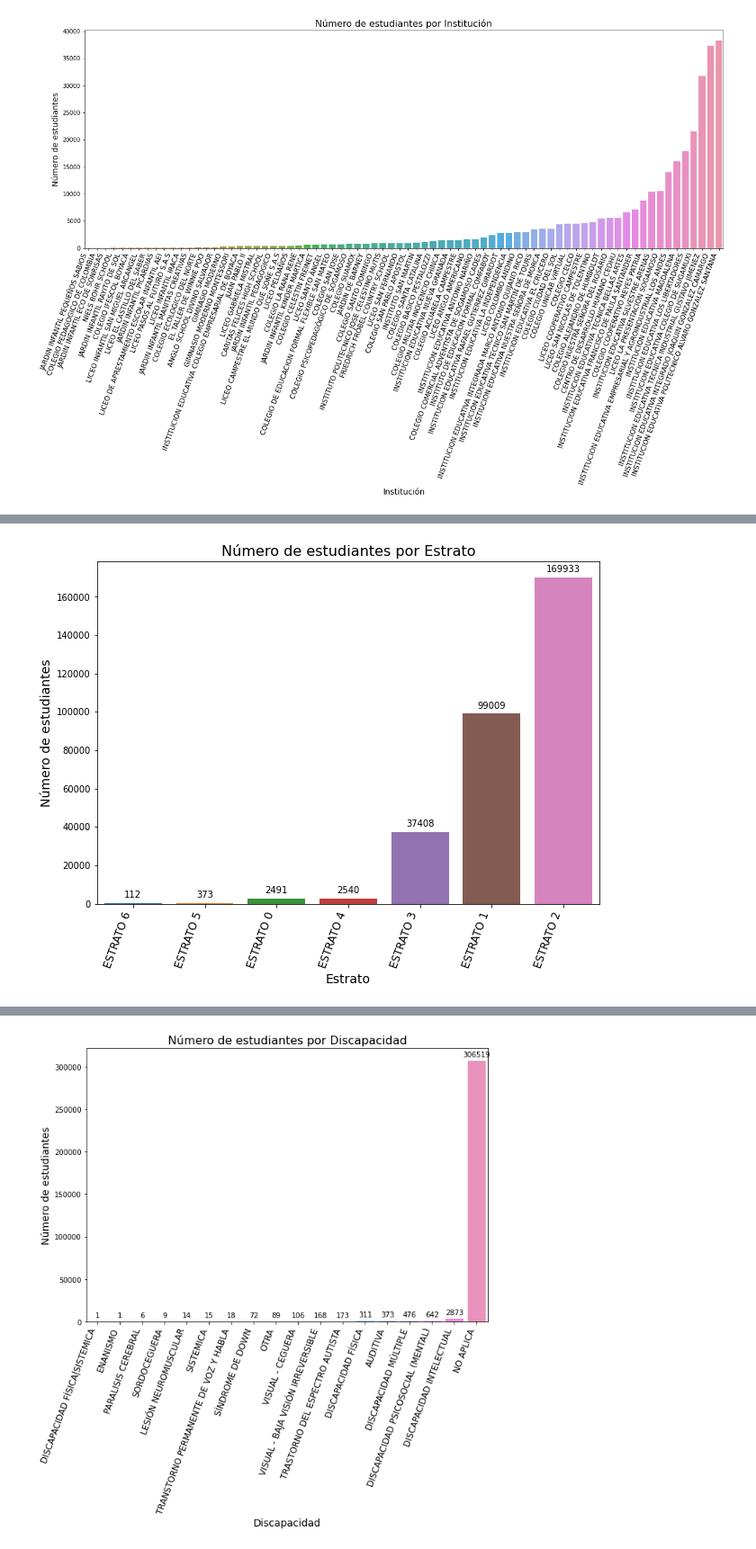
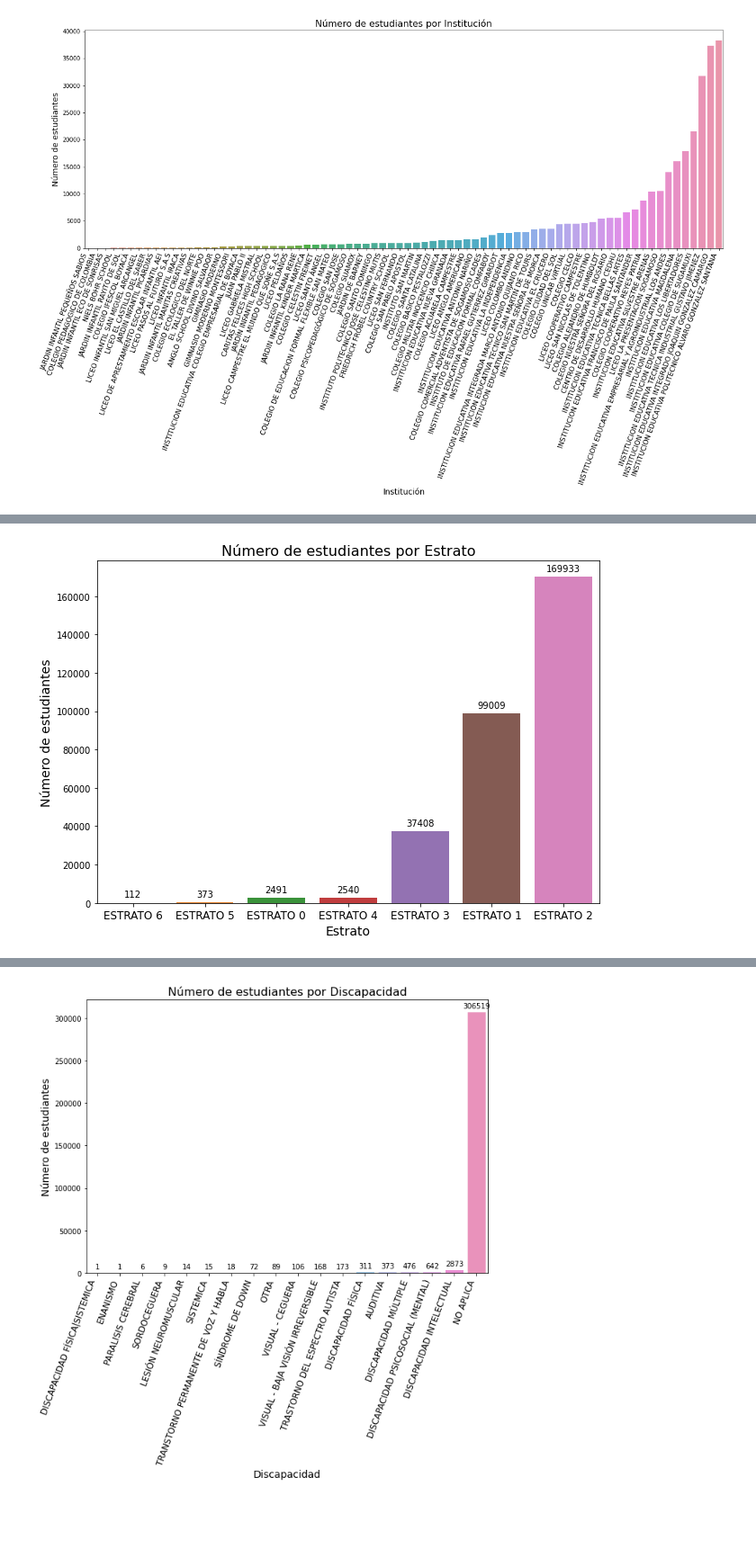
Before and after one commit to samirhinojosa/school-dropout-in-sogamoso, a Jupyter notebook: notebooks/school_dropout_eda.ipynb, the cells around one changed output, grey strips where cells are left out. Shown at 90% size. Saved outputs shown, nothing was run; the diff lists cells and outputs as text; code cells hidden in the pictures; blank space fills up the shorter version.

```diff
--- a/notebooks/school_dropout_eda.ipynb
+++ b/notebooks/school_dropout_eda.ipynb
@@ -131,16 +131,16 @@ plt.show()
 # %%
 fig, ax1 = plt.subplots(figsize=(10, 7))
 plot = sns.barplot(x=df_students["ESTRATO"].value_counts(ascending=True).index,
                    y=df_students["ESTRATO"].value_counts(ascending=True))
 for p in plot.patches:
     plot.annotate(format(p.get_height(), ".0f"), (p.get_x() + p.get_width() / 2., p.get_height()),
                     ha="center", va="center", xytext=(0, 9), textcoords="offset points")
 plot.set_xticklabels(labels=df_students["ESTRATO"].value_counts(ascending=True).index,
-                     rotation=70, size=12, horizontalalignment="right")
+                     size=12, horizontalalignment="center")
 plt.title("Número de estudiantes por Estrato", size=16)
 plt.xlabel("Estrato", size=14)
 plt.ylabel("Número de estudiantes", size=14)
 plt.show()
 # %% [output]
-[figure, old version]
+[figure, new version]
 # %%
```
Also changed, not shown: parts of 26 cells of this notebook.
